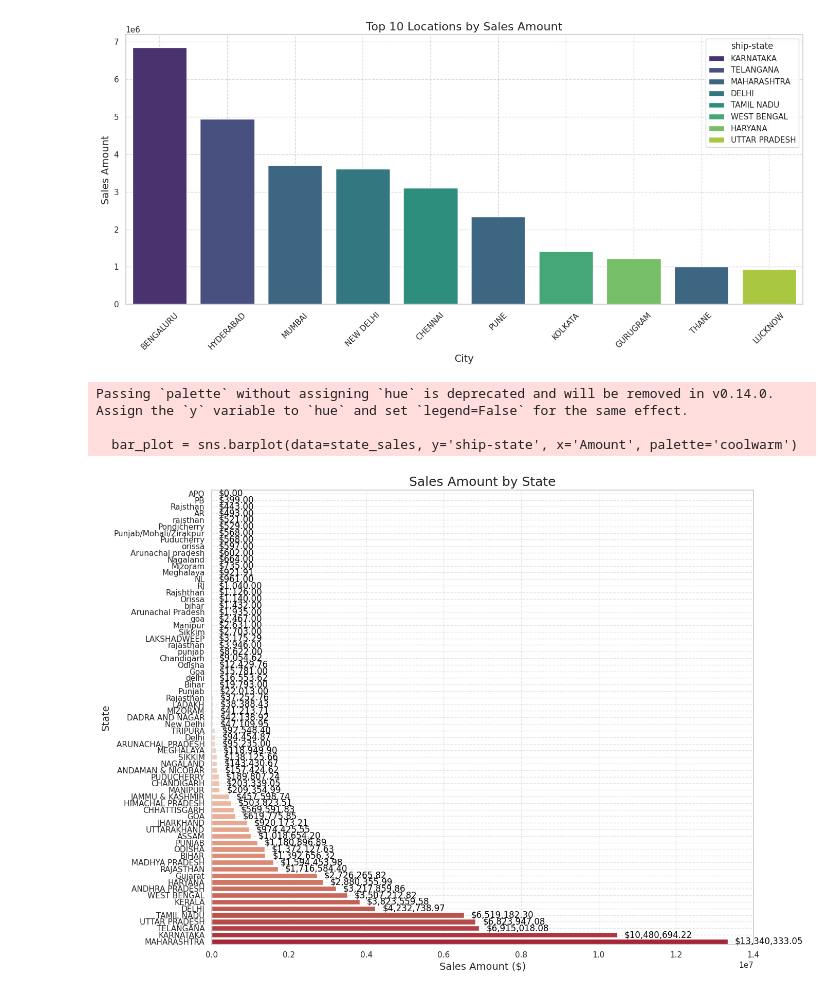
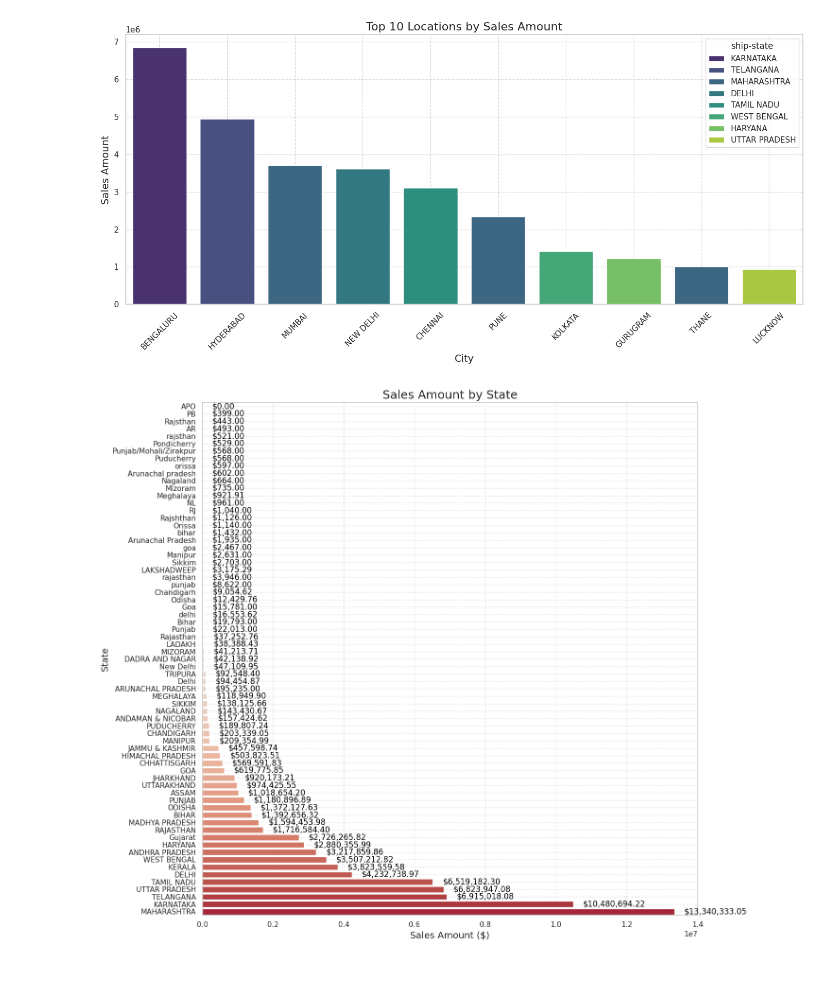
Before and after one commit to Makanisaikiran/Amazon-sales-report, a Jupyter notebook: amazon_sales_report_py.ipynb, the cells around one changed output. Cells and saved outputs as stored; diff of their text form; code cells hidden in the pictures.

```diff
--- a/amazon_sales_report_py.ipynb
+++ b/amazon_sales_report_py.ipynb
@@ -40,0 +12,3 @@ max         NaN
+# %%
+# Load the dataset
+df = pd.read_csv('/content/drive/MyDrive/Colab Notebooks/Amazon Sale Report.csv')
@@ -132,42 +130,36 @@ plt.show()
 # %% [output]
 [figure]
 # %%
-# Part 6: Geographical Analysis (Enhanced Horizontal Bar Chart)
-
-import matplotlib.pyplot as plt
-import seaborn as sns
 
 # Aggregate sales by state
 state_sales = df.groupby('ship-state')['Amount'].sum().reset_index()
 
 # Sort states by sales amount
 state_sales = state_sales.sort_values('Amount', ascending=True)
 
-plt.figure(figsize=(14, 10))
-bar_plot = sns.barplot(data=state_sales, y='ship-state', x='Amount', palette='coolwarm')
+# Increase figure height to reduce text overlap
+plt.figure(figsize=(14, 12))  # Increased height
+bar_plot = sns.barplot(data=state_sales, y='ship-state', x='Amount', hue='ship-state', palette='coolwarm', legend=False)
 
 # Add title and labels
 plt.title('Sales Amount by State', fontsize=18)
 plt.xlabel('Sales Amount ($)', fontsize=14)
 plt.ylabel('State', fontsize=14)
 
 # Annotate bars with sales amount
 for p in bar_plot.patches:
     width = p.get_width()
     bar_plot.annotate(f'${width:,.2f}',
                       (width, p.get_y() + p.get_height() / 2),
                       ha='left', va='center',
-                      xytext=(10, 0),
+                      xytext=(15, 0),  # Adjusted position to prevent overlap
                       textcoords='offset points',
                       fontsize=12, color='black')
 
 # Customize grid and layout
 plt.grid(True, linestyle='--', alpha=0.5)
 plt.tight_layout()
 plt.savefig('/content/sales_amount_by_state_horizontal_bar.png')
 plt.show()
 # %% [output]
-Passing `palette` without assigning `hue` is deprecated and will be removed in v0.14.0. Assign the `y` variable to `hue` and set `legend=False` for the same effect.
-
-  bar_plot = sns.barplot(data=state_sales, y='ship-state', x='Amount', palette='coolwarm')
-[figure, old version]
+[figure, new version]
```
Also changed, not shown: parts of 12 cells of this notebook.
